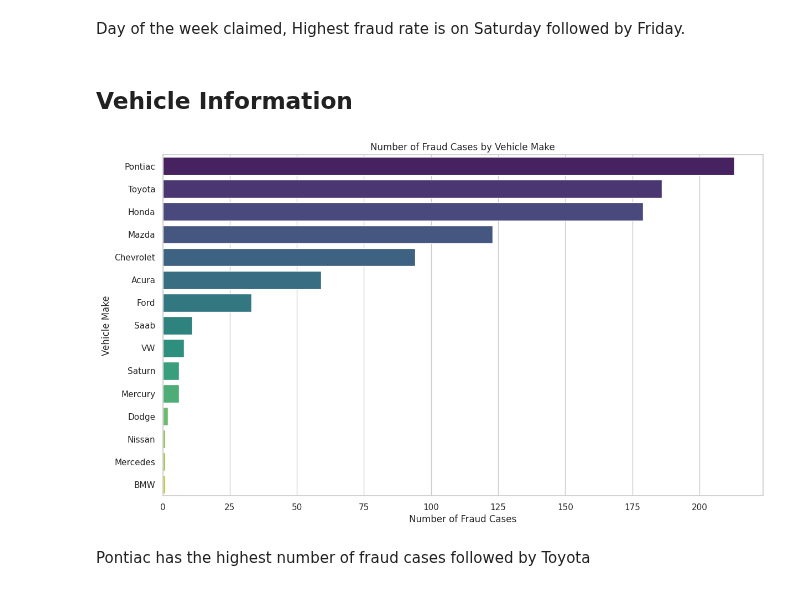
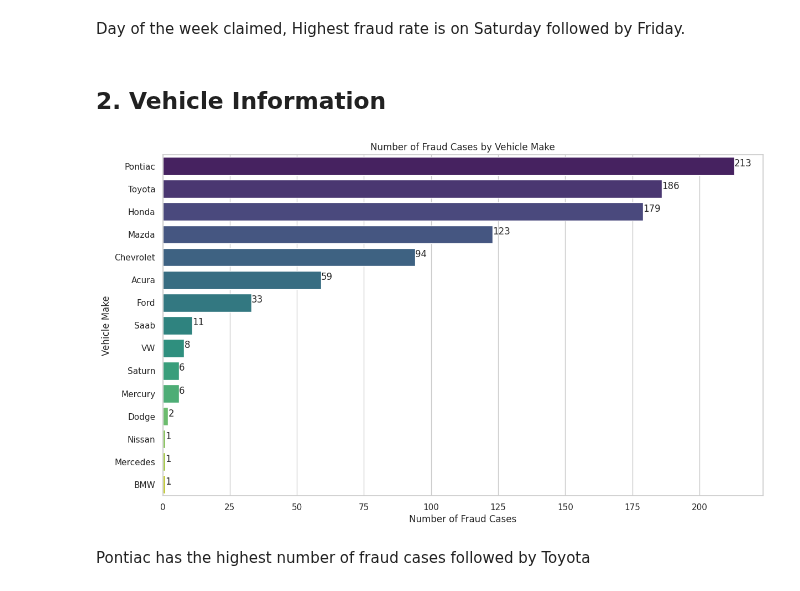
Before and after one commit to kimp10/Insurance-Fraud-Detection-Model-, a Jupyter notebook: Insurance_Fraud_detection.ipynb, the cells around one changed output. Saved outputs shown, nothing was run; the diff lists cells and outputs as text; code cells hidden in the pictures.

```diff
--- a/Insurance_Fraud_detection.ipynb
+++ b/Insurance_Fraud_detection.ipynb
@@ -255,25 +257,28 @@ plt.show()
 # %% [markdown]
 Day of the week claimed, Highest fraud rate is on Saturday followed by Friday.
 # %% [markdown]
-## Vehicle Information
+## 2. Vehicle Information
 # %%
 # Set the style for the plots
 sns.set(style="whitegrid")
 
 # Function to count fraud cases
 def count_fraud_cases(column):
     return Claim_fraud[Claim_fraud['FraudFound_P'] == 1][column].value_counts()
 
 # Horizontal Bar Plot Number of Fraud Cases by Vehicle Make
 plt.figure(figsize=(14, 8))
 fraud_count_by_make = count_fraud_cases('Make')
 sns.barplot(x=fraud_count_by_make.values, y=fraud_count_by_make.index, palette="viridis")
 plt.title('Number of Fraud Cases by Vehicle Make')
 plt.xlabel('Number of Fraud Cases')
 plt.ylabel('Vehicle Make')
+# Add value labels
+for index, value in enumerate(fraud_count_by_make.values):
+    plt.text(value, index, str(value))
 plt.show()
 # %% [output]
-[figure, old version]
+[figure, new version]
 # %% [markdown]
 Pontiac has the highest number of fraud cases followed by Toyota
 # %%
```
Also changed, not shown: parts of 16 cells of this notebook.
